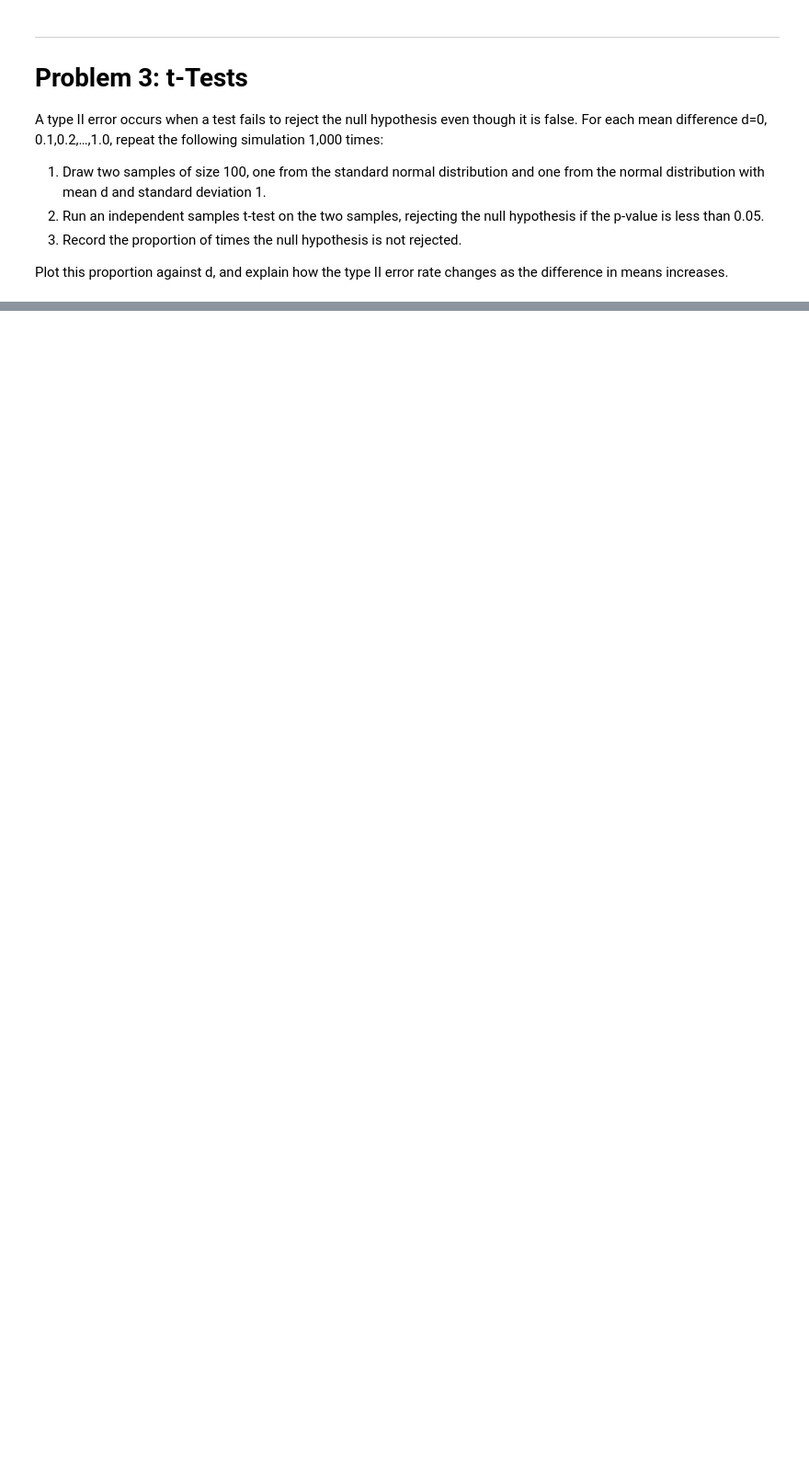
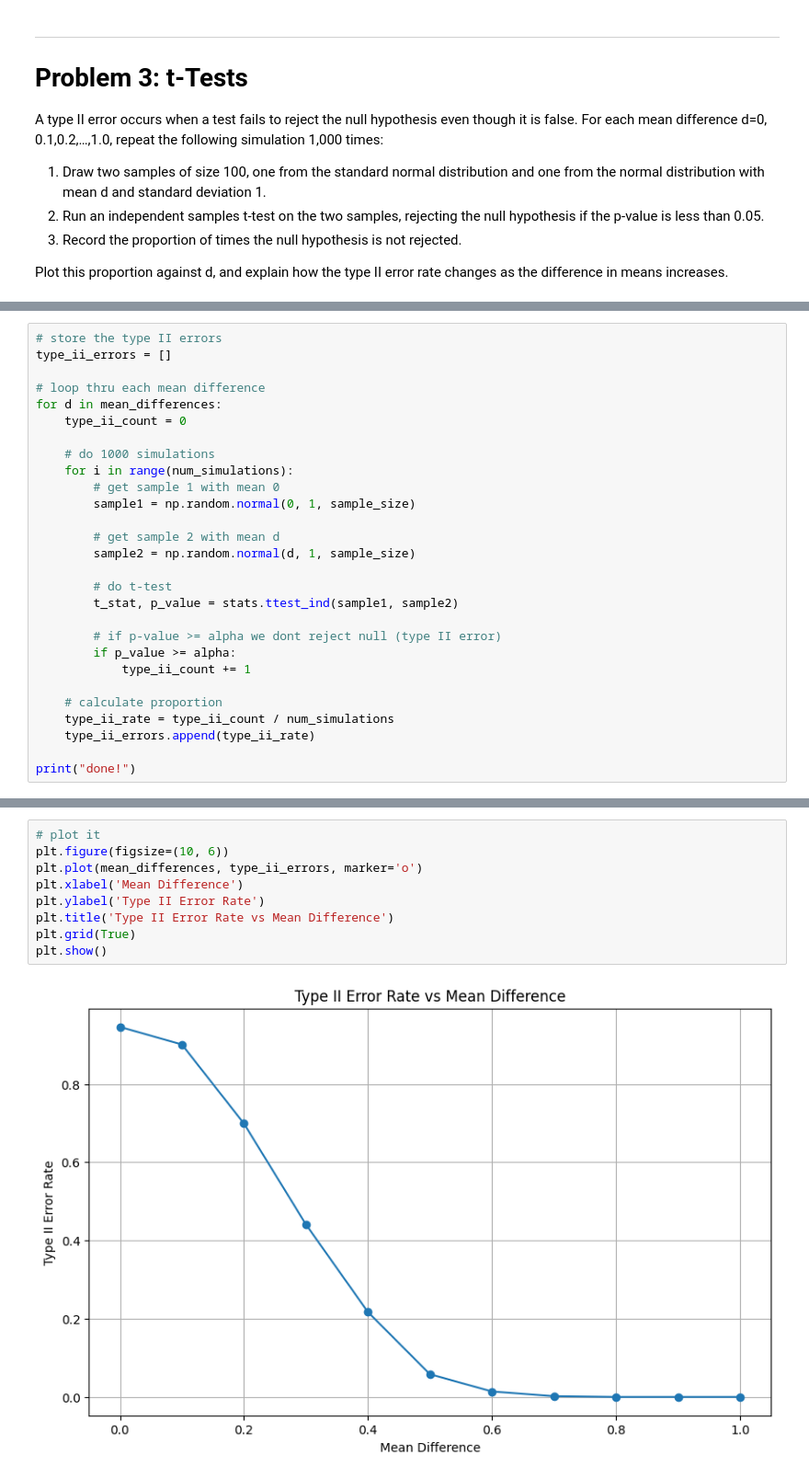
Before and after one commit to gusgoes/applied-statistic-assessment, a Jupyter notebook: problems.ipynb, the cells around one changed output, grey strips where cells are left out. Shown at 92% size. Drawn from its saved outputs; the diff is of its cells as text; blank space fills up the shorter version.

```diff
--- a/problems.ipynb
+++ b/problems.ipynb
@@ -318,0 +336,28 @@ Plot this proportion against d, and explain how the type II error rate changes a
+# %%
+# store the type II errors
+type_ii_errors = []
+
+# loop thru each mean difference
+for d in mean_differences:
+    type_ii_count = 0
+
+    # do 1000 simulations
+    for i in range(num_simulations):
+        # get sample 1 with mean 0
+        sample1 = np.random.normal(0, 1, sample_size)
+
+        # get sample 2 with mean d
+        sample2 = np.random.normal(d, 1, sample_size)
+
+        # do t-test
+        t_stat, p_value = stats.ttest_ind(sample1, sample2)
+
+        # if p-value >= alpha we dont reject null (type II error)
+        if p_value >= alpha:
+            type_ii_count += 1
+
+    # calculate proportion
+    type_ii_rate = type_ii_count / num_simulations
+    type_ii_errors.append(type_ii_rate)
+
+print("done!")
@@ -318,0 +368,11 @@ Plot this proportion against d, and explain how the type II error rate changes a
+# %%
+# plot it
+plt.figure(figsize=(10, 6))
+plt.plot(mean_differences, type_ii_errors, marker='o')
+plt.xlabel('Mean Difference')
+plt.ylabel('Type II Error Rate')
+plt.title('Type II Error Rate vs Mean Difference')
+plt.grid(True)
+plt.show()
+# %% [output]
+[figure, added]
```
Also changed, not shown: parts of 14 cells of this notebook, 1 other file.
